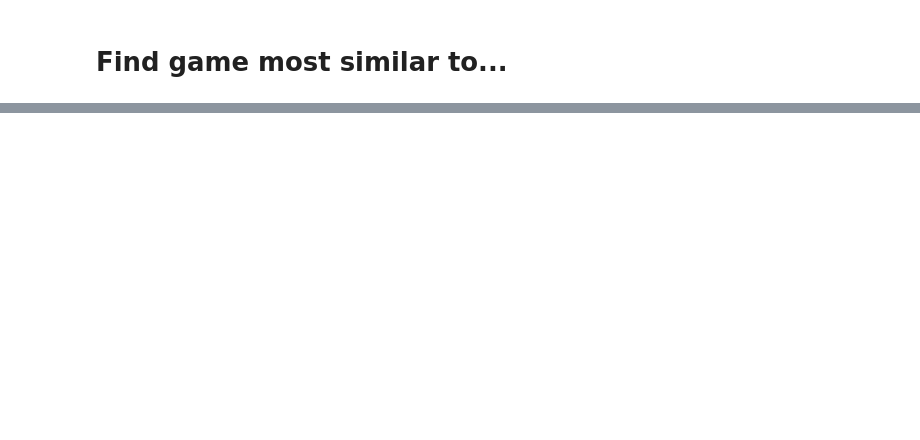
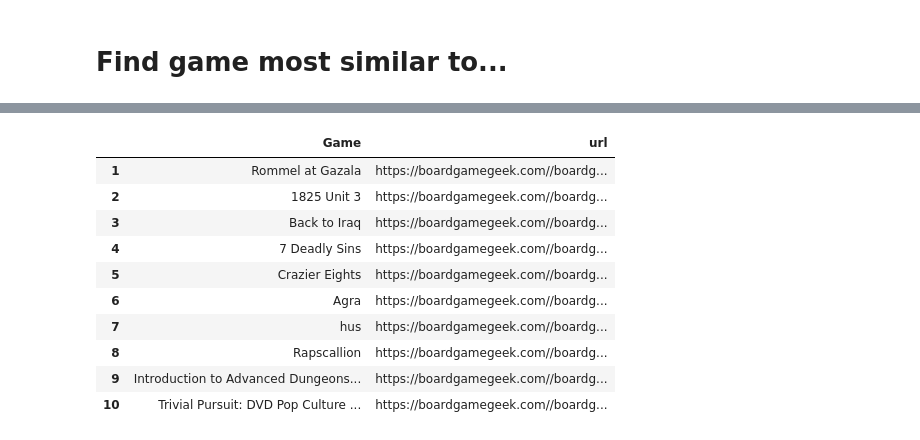
Before and after one commit to M055/insight-project, a Jupyter notebook: Boardgame_model.ipynb, the cells around one changed output, grey strips where cells are left out. Saved outputs shown, nothing was run; the diff lists cells and outputs as text; code cells hidden in the pictures; blank space fills up the shorter version.

```diff
--- a/Boardgame_model.ipynb
+++ b/Boardgame_model.ipynb
@@ -320,0 +309,3 @@ Best match: Elfenland
+# %%
+dumdesc = 'solitaire euro terraforming ticket ponder analysis impatient quick bored interaction theme'
+dumdesc = 'quick exciting adventure control'
@@ -320,0 +314,18 @@ Best match: Elfenland
+# %%
+dv = description2vector(dumdesc)
+# %%
+gamelist = vector2similargameurls(dv)
+# %%
+gamelist
+# %% [output]
+|  | Game | url |
+| 1 | Rommel at Gazala | https://boardgamegeek.com//boardg... |
+| 2 | 1825 Unit 3 | https://boardgamegeek.com//boardg... |
+| 3 | Back to Iraq | https://boardgamegeek.com//boardg... |
+| 4 | 7 Deadly Sins | https://boardgamegeek.com//boardg... |
+| 5 | Crazier Eights | https://boardgamegeek.com//boardg... |
+| 6 | Agra | https://boardgamegeek.com//boardg... |
+| 7 | hus | https://boardgamegeek.com//boardg... |
+| 8 | Rapscallion | https://boardgamegeek.com//boardg... |
+| 9 | Introduction to Advanced Dungeons... | https://boardgamegeek.com//boardg... |
+| 10 | Trivial Pursuit: DVD Pop Culture ... | https://boardgamegeek.com//boardg... |
```
Also changed, not shown: parts of 41 cells of this notebook, 11 other files.
